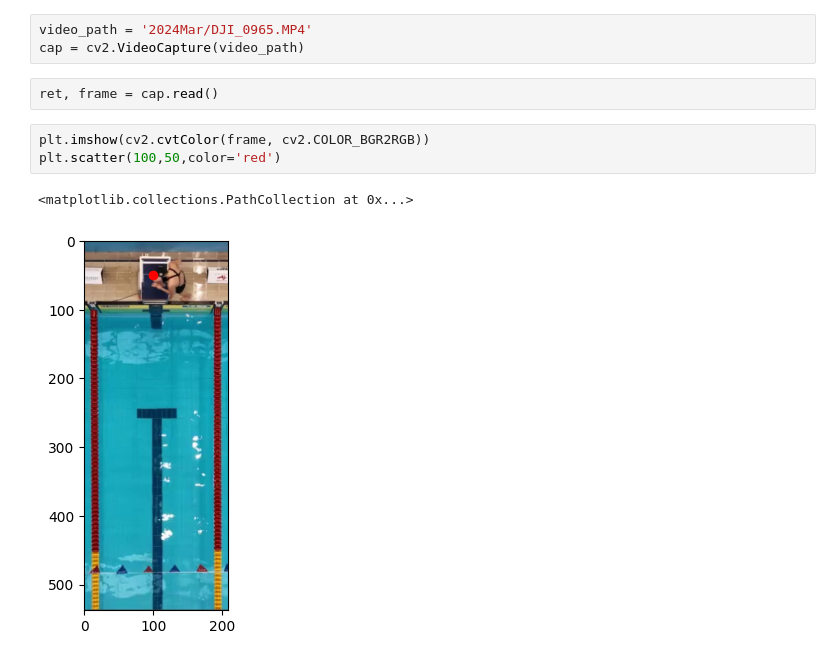
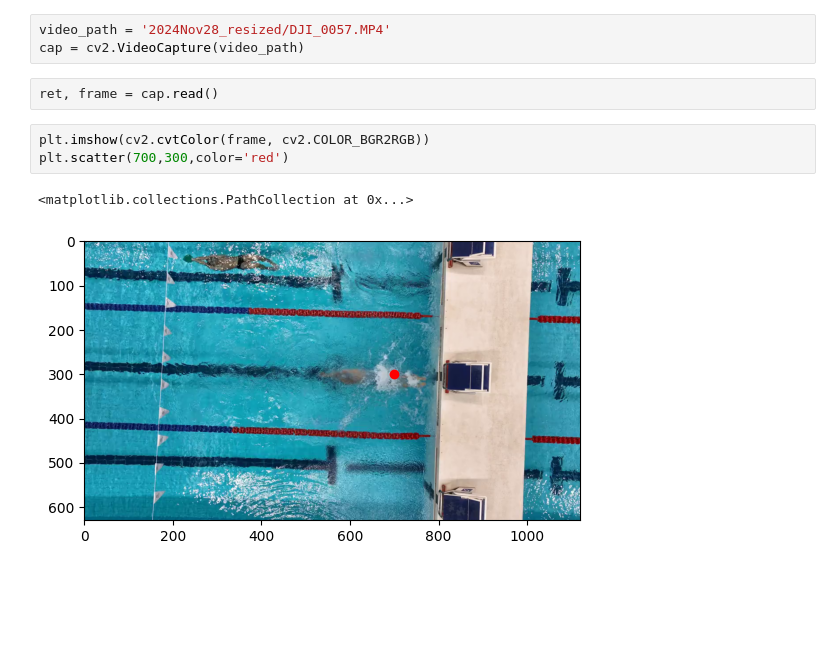
Before and after one commit to DoanThu/swimming-core, a Jupyter notebook: show_frame.ipynb, the cells around one changed output. Drawn from its saved outputs; the diff is of its cells as text; blank space fills up the shorter version.

```diff
--- a/show_frame.ipynb
+++ b/show_frame.ipynb
@@ -2,13 +2,13 @@
 import cv2
 import matplotlib.pyplot as plt
 # %%
-video_path = '2024Mar/DJI_0965.MP4'
+video_path = '2024Nov28_resized/DJI_0057.MP4'
 cap = cv2.VideoCapture(video_path)
 # %%
 ret, frame = cap.read()
 # %%
 plt.imshow(cv2.cvtColor(frame, cv2.COLOR_BGR2RGB))
-plt.scatter(100,50,color='red')
+plt.scatter(700,300,color='red')
 # %% [output]
 <matplotlib.collections.PathCollection at 0x...>
-[figure, old version]
+[figure, new version]
```
Also changed, not shown: 3 other files.
